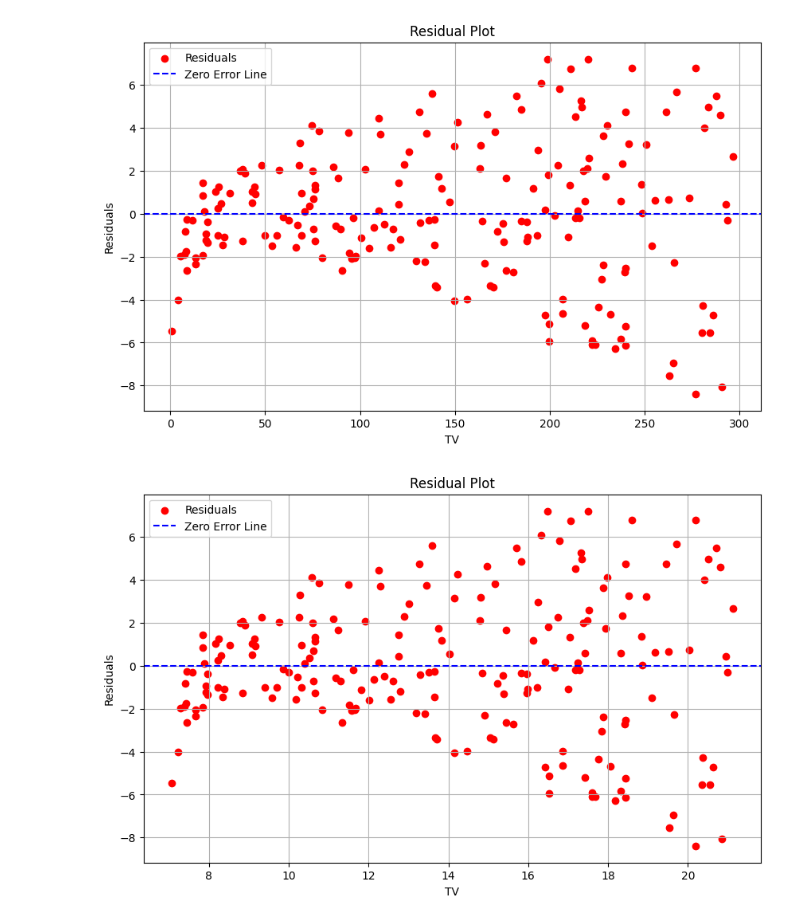
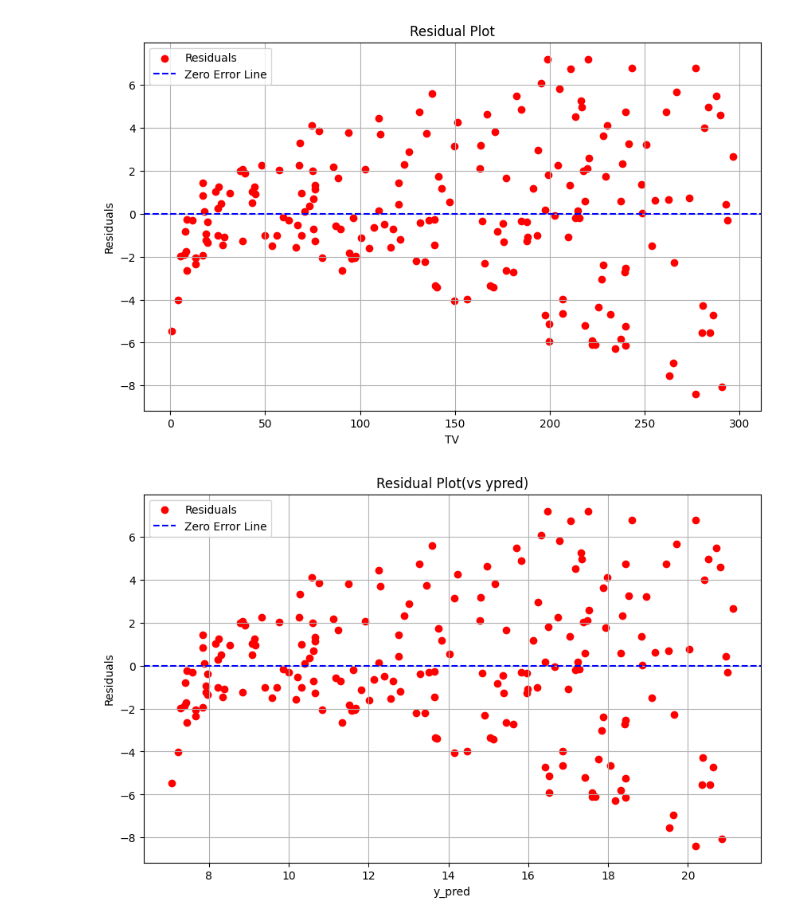
Before and after one commit to aduy2408/tv-marketing-simple-linear-regression-mas291, a Jupyter notebook: tv-marketing-simple-linear-regression-mas291.ipynb, the cells around one changed output. Cells and saved outputs as stored; diff of their text form; code cells hidden in the pictures.

```diff
--- a/tv-marketing-simple-linear-regression-mas291.ipynb
+++ b/tv-marketing-simple-linear-regression-mas291.ipynb
@@ -200,21 +217,20 @@ plot_residuals(df, 'TV', 'Sales', intercept, slope)
 # %%
 def plot_residuals_vs_ypred(df, x, y_col, beta_0, beta_1):
 
     y_obs = df[y_col]
     y_pred = beta_0 + beta_1 * df[x]
     residuals = y_obs - y_pred
 
     plt.figure(figsize=(10, 6))
     plt.scatter(y_pred, residuals, color='red', label='Residuals')
     plt.axhline(0, color='blue', linestyle='--', label='Zero Error Line')
-    plt.xlabel(x)
+    plt.xlabel("y_pred")
     plt.ylabel('Residuals')
-    plt.title('Residual Plot')
+    plt.title('Residual Plot(vs ypred)')
     plt.legend()
     plt.grid(True)
     plt.show()
 
-# Example usage:
 plot_residuals_vs_ypred(df, 'TV', 'Sales', intercept, slope)
 # %% [output]
-[figure, old version]
+[figure, new version]
```
Also changed, not shown: parts of 5 cells of this notebook.
